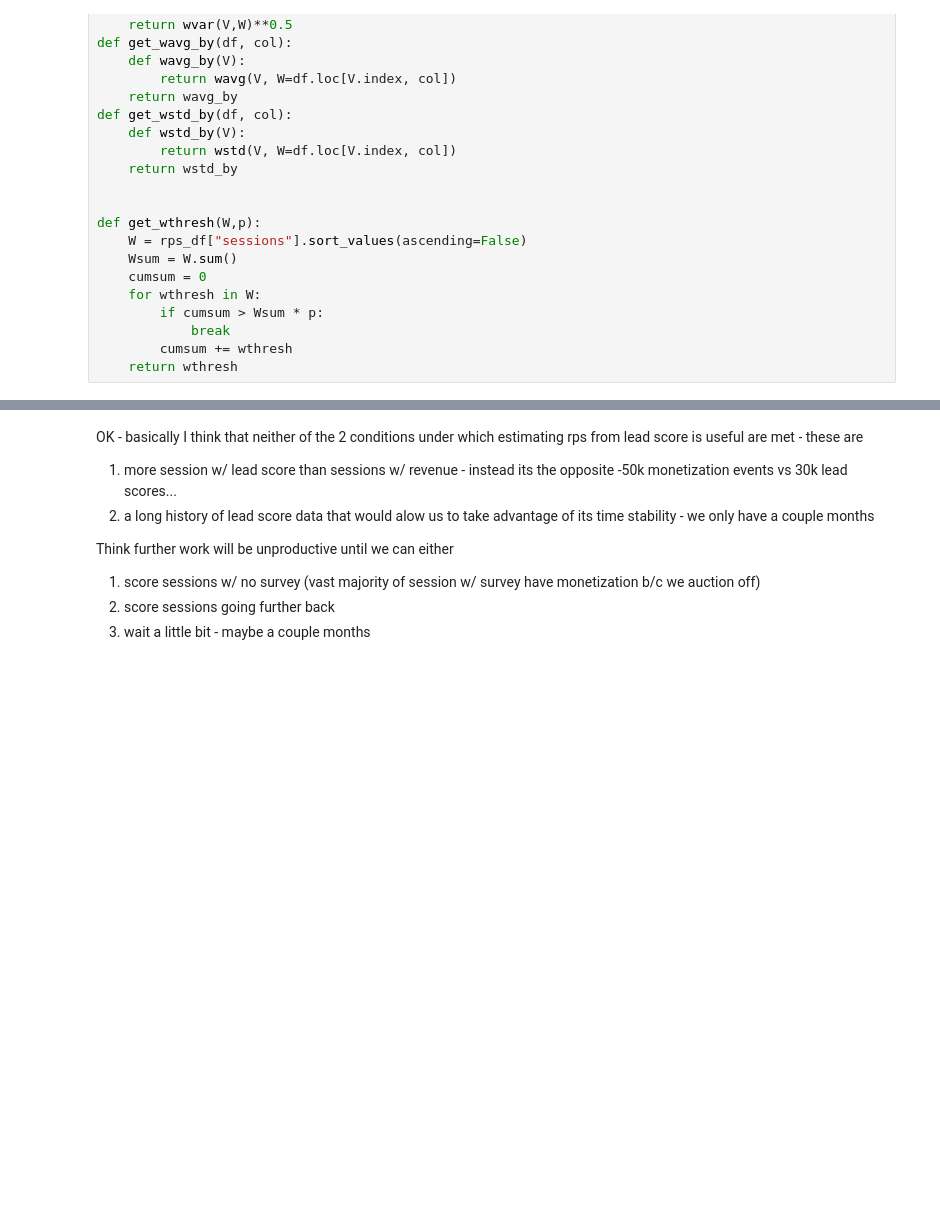
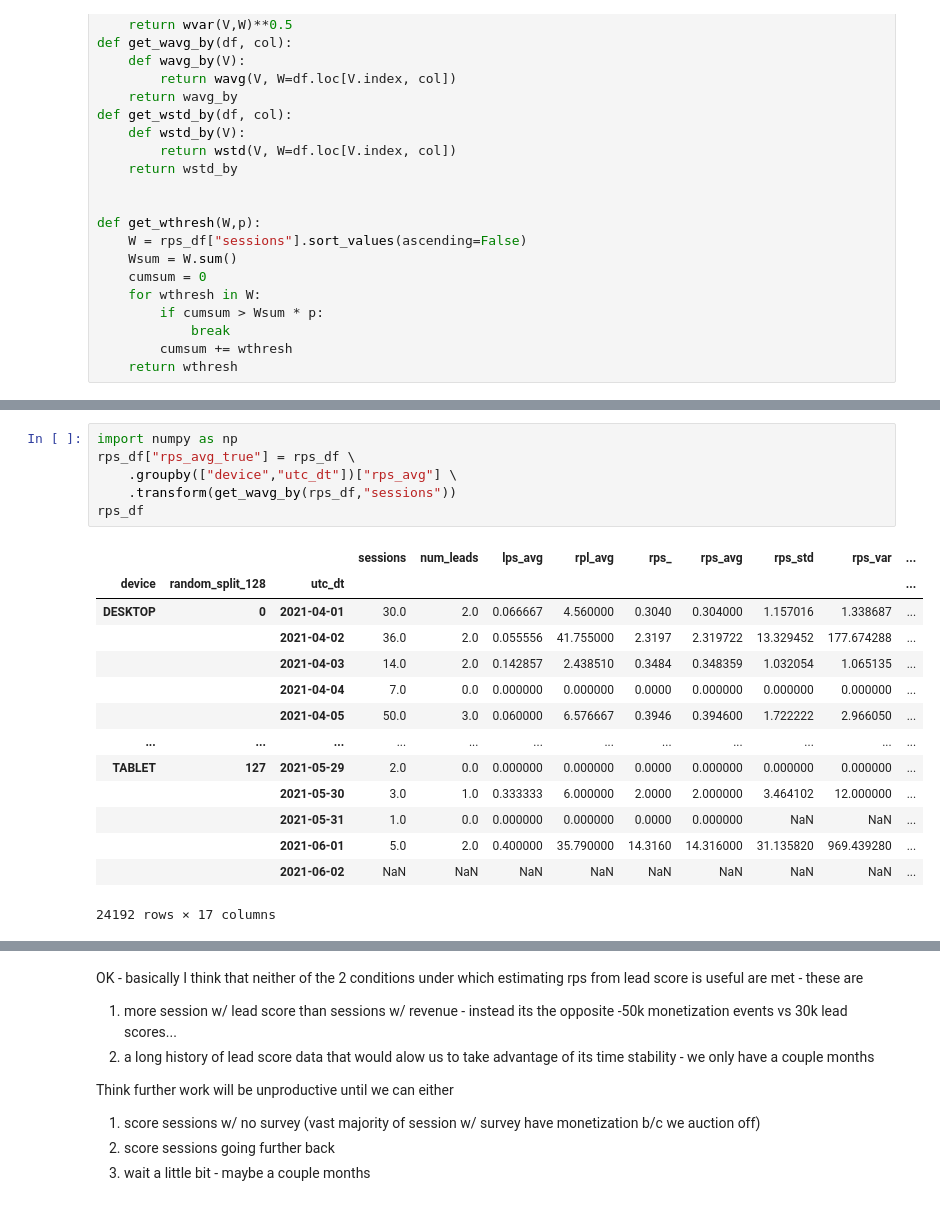
Before and after one commit to pkrishnamurthy1007/adtech, a Jupyter notebook: notebooks/aduriseti_shared/rps_est.ipynb, the cells around one changed output, grey strips where cells are left out. Saved outputs shown, nothing was run; the diff lists cells and outputs as text; blank space fills up the shorter version.

```diff
--- a/notebooks/aduriseti_shared/rps_est.ipynb
+++ b/notebooks/aduriseti_shared/rps_est.ipynb
@@ -557,0 +572,21 @@ dtype: float64
+# %%
+import numpy as np
+rps_df["rps_avg_true"] = rps_df \
+    .groupby(["device","utc_dt"])["rps_avg"] \
+    .transform(get_wavg_by(rps_df,"sessions"))
+rps_df
+# %% [output]
+|  |  |  | sessions | num_leads | lps_avg | rpl_avg | rps_ | rps_avg | rps_std | rps_var | ... |
+| device | random_split_128 | utc_dt |  |  |  |  |  |  |  |  | ... |
+| DESKTOP | 0 | 2021-04-01 | 30.0 | 2.0 | 0.066667 | 4.560000 | 0.3040 | 0.304000 | 1.157016 | 1.338687 | ... |
+|  |  | 2021-04-02 | 36.0 | 2.0 | 0.055556 | 41.755000 | 2.3197 | 2.319722 | 13.329452 | 177.674288 | ... |
+|  |  | 2021-04-03 | 14.0 | 2.0 | 0.142857 | 2.438510 | 0.3484 | 0.348359 | 1.032054 | 1.065135 | ... |
+|  |  | 2021-04-04 | 7.0 | 0.0 | 0.000000 | 0.000000 | 0.0000 | 0.000000 | 0.000000 | 0.000000 | ... |
+|  |  | 2021-04-05 | 50.0 | 3.0 | 0.060000 | 6.576667 | 0.3946 | 0.394600 | 1.722222 | 2.966050 | ... |
+| ... | ... | ... | ... | ... | ... | ... | ... | ... | ... | ... | ... |
+| TABLET | 127 | 2021-05-29 | 2.0 | 0.0 | 0.000000 | 0.000000 | 0.0000 | 0.000000 | 0.000000 | 0.000000 | ... |
+|  |  | 2021-05-30 | 3.0 | 1.0 | 0.333333 | 6.000000 | 2.0000 | 2.000000 | 3.464102 | 12.000000 | ... |
+|  |  | 2021-05-31 | 1.0 | 0.0 | 0.000000 | 0.000000 | 0.0000 | 0.000000 | NaN | NaN | ... |
+|  |  | 2021-06-01 | 5.0 | 2.0 | 0.400000 | 35.790000 | 14.3160 | 14.316000 | 31.135820 | 969.439280 | ... |
+|  |  | 2021-06-02 | NaN | NaN | NaN | NaN | NaN | NaN | NaN | NaN | ... |
+24192 rows × 17 columns
```
Also changed, not shown: parts of 10 cells of this notebook, 2 other files.
